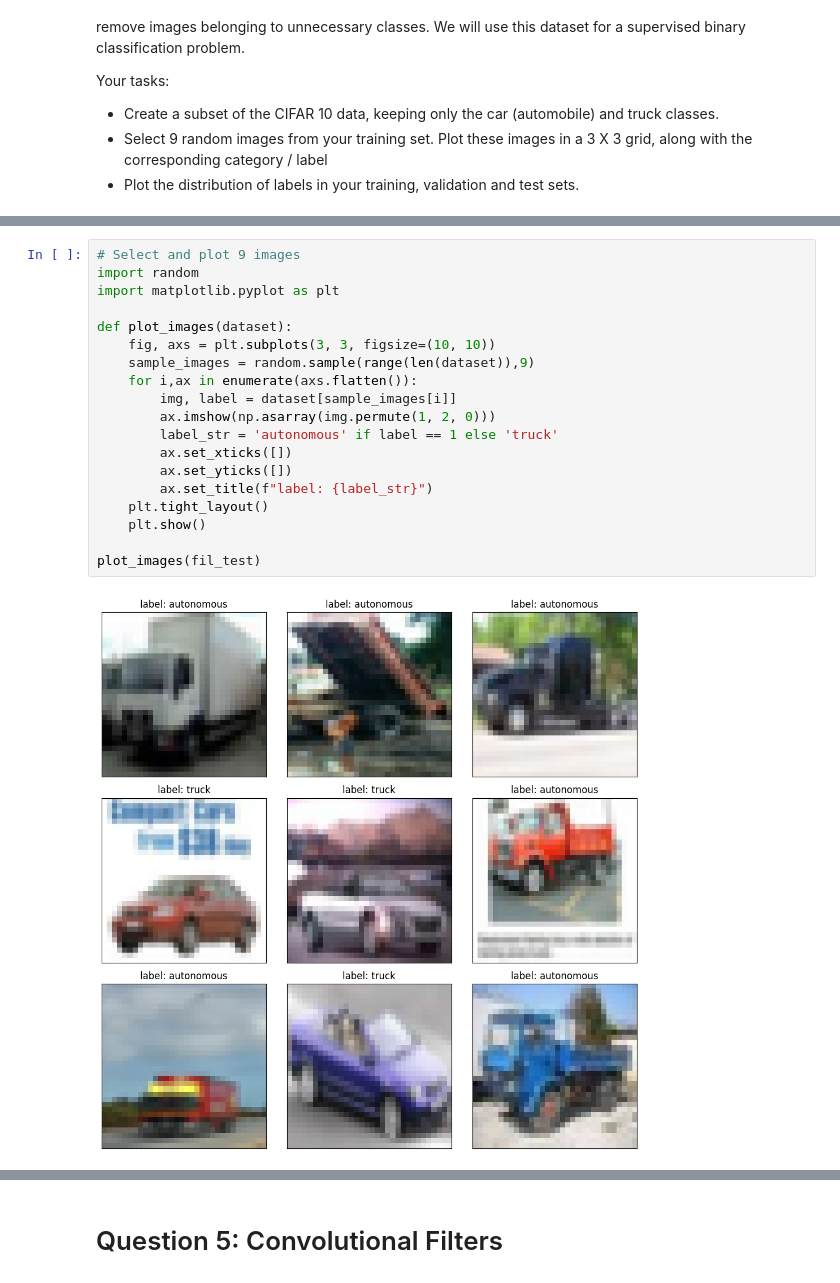
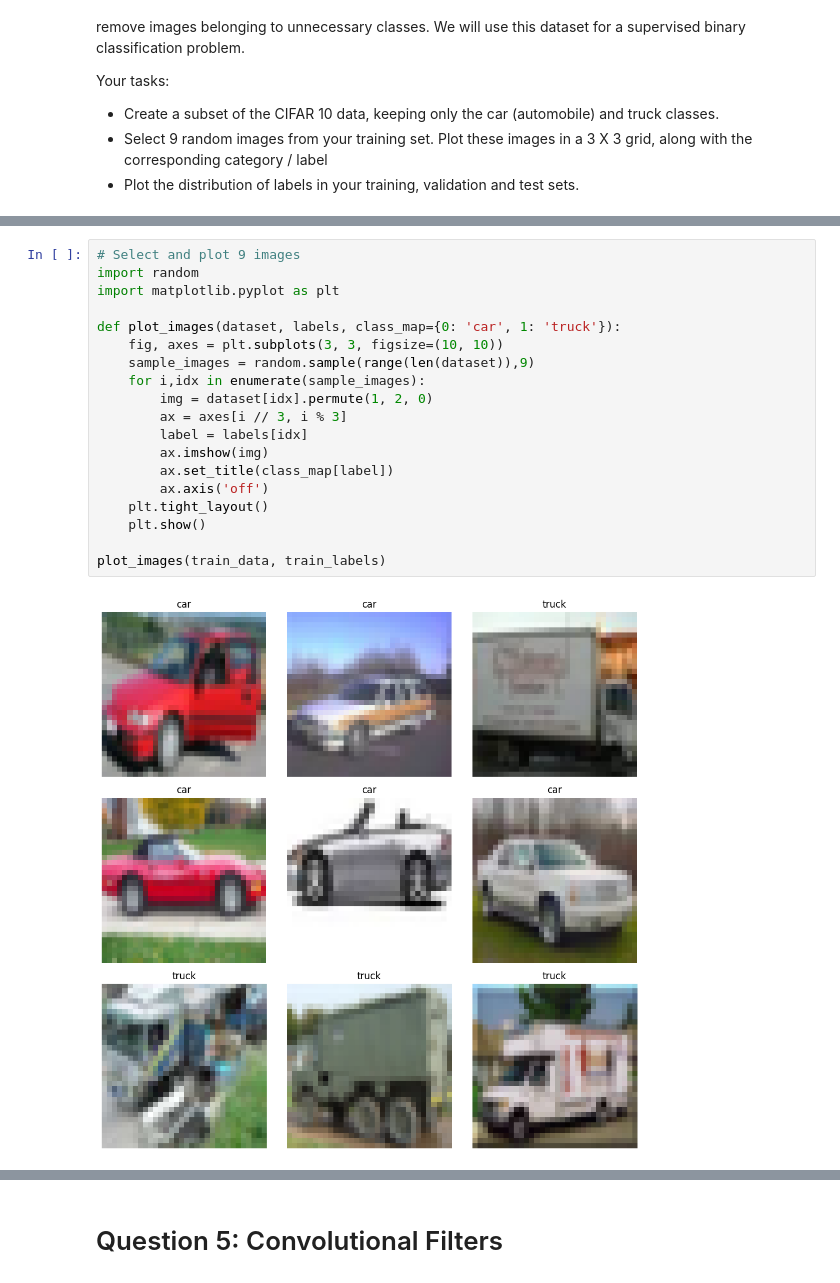
Before and after one commit to XiaomaiHu/INFO-251-Applied-Machine-Learning, a Jupyter notebook: psets/PS6/INFO251-PS6-S25.ipynb, the cells around one changed output, grey strips where cells are left out. Cells and saved outputs as stored; diff of their text form.

```diff
--- a/psets/PS6/INFO251-PS6-S25.ipynb
+++ b/psets/PS6/INFO251-PS6-S25.ipynb
@@ -107,24 +125,24 @@ fil_train, fil_test = filter_dataset(train_set), filter_dataset(test_set)
 # %%
 # Select and plot 9 images
 import random
 import matplotlib.pyplot as plt
 
-def plot_images(dataset):
-    fig, axs = plt.subplots(3, 3, figsize=(10, 10))
+def plot_images(dataset, labels, class_map={0: 'car', 1: 'truck'}):
+    fig, axes = plt.subplots(3, 3, figsize=(10, 10))
     sample_images = random.sample(range(len(dataset)),9)
-    for i,ax in enumerate(axs.flatten()):
-        img, label = dataset[sample_images[i]]
-        ax.imshow(np.asarray(img.permute(1, 2, 0)))
-        label_str = 'autonomous' if label == 1 else 'truck'
-        ax.set_xticks([])
-        ax.set_yticks([])
-        ax.set_title(f"label: {label_str}")
+    for i,idx in enumerate(sample_images):
+        img = dataset[idx].permute(1, 2, 0)
+        ax = axes[i // 3, i % 3]
+        label = labels[idx]
+        ax.imshow(img)
+        ax.set_title(class_map[label])
+        ax.axis('off')
     plt.tight_layout()
     plt.show()
 
-plot_images(fil_test)
+plot_images(train_data, train_labels)
 # %% [output]
-[figure, old version]
+[figure, new version]
 # %%
 # Plot the distribution of labels
 import matplotlib.pyplot as plt
```
Also changed, not shown: parts of 12 cells of this notebook.
